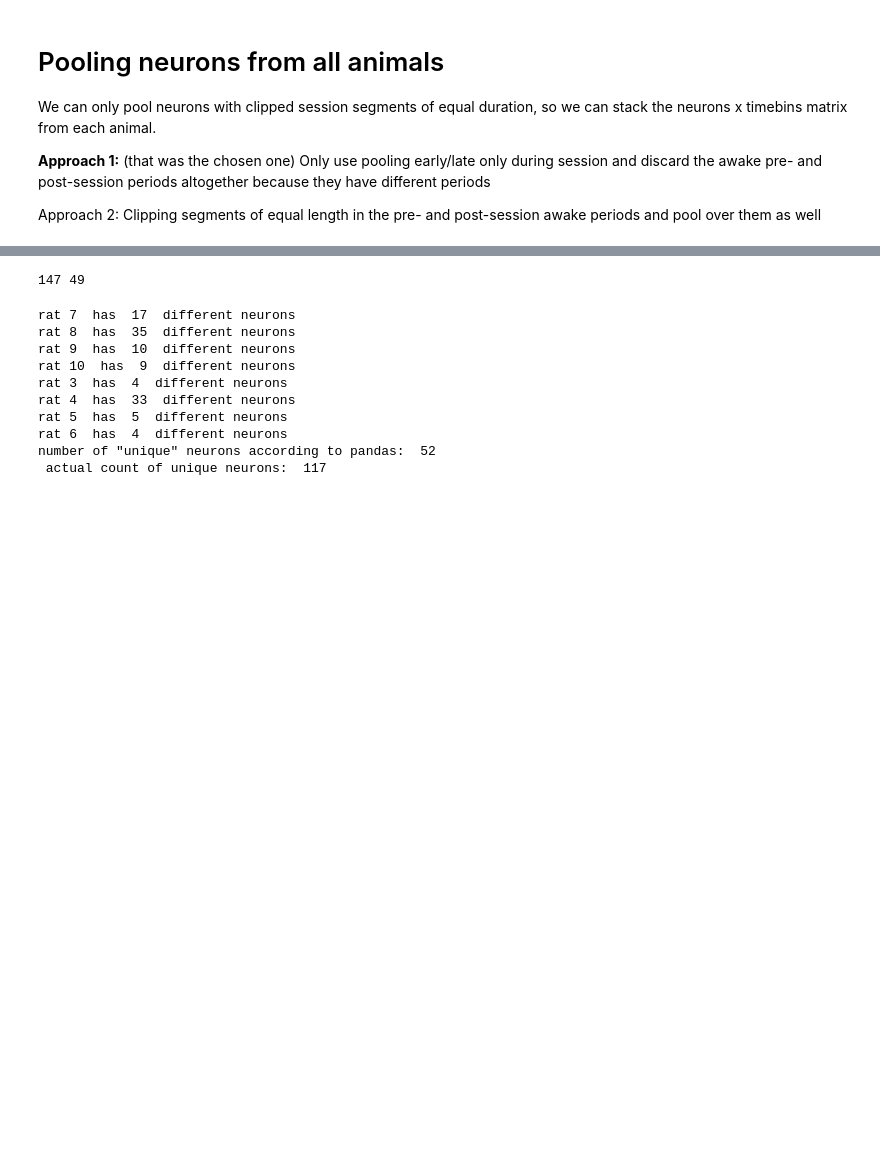
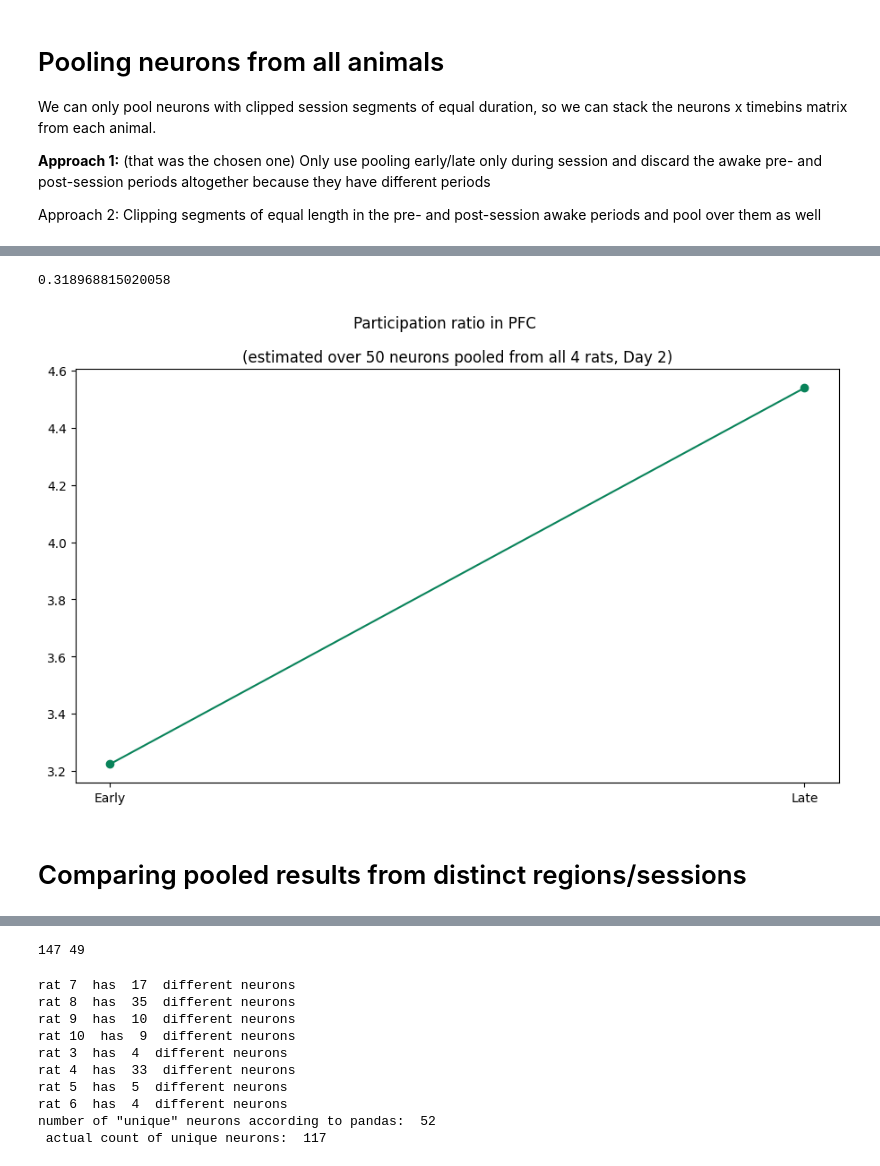
Before and after one commit to lfernandof/lfp_signals_analysis, a Jupyter notebook: participation_ratio_analysis.ipynb, the cells around one changed output, grey strips where cells are left out. Cells and saved outputs as stored; diff of their text form; code cells hidden in the pictures; blank space fills up the shorter version.

```diff
--- a/participation_ratio_analysis.ipynb
+++ b/participation_ratio_analysis.ipynb
@@ -1082,0 +1089,18 @@ plt.show()
+# %%
+region = 'PFC'
+day_id = 2
+
+pr_early = participation_ratio(results_dict['first_trials_activity'])
+pr_late = participation_ratio(results_dict['last_trials_activity'])
+
+plt.figure(figsize=(11,6))
+plt.plot(['Early','Late'],[pr_early,pr_late],marker='o',color='#09835A')
+plt.suptitle(f'Participation ratio in {region}')
+plt.title(f'(estimated over {len(results_dict["first_trials_activity"])} neurons pooled from all {len(separated_rats)} rats, Day {day_id})');
+
+print(results_dict['jackknife_p_value'])
+# %% [output]
+0.318968815020058
+[figure, added]
+# %% [markdown]
+# Comparing pooled results from distinct regions/sessions
```
Also changed, not shown: parts of 84 cells of this notebook.
